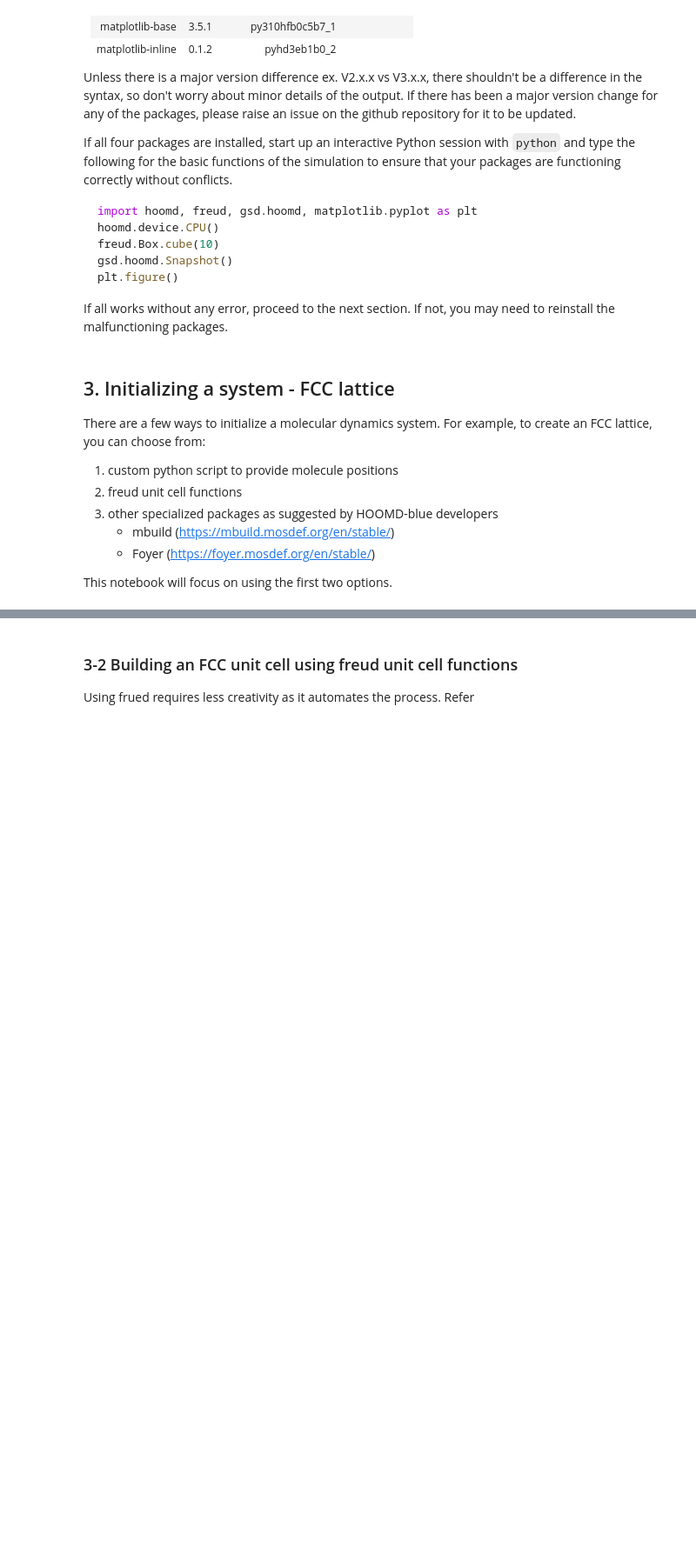
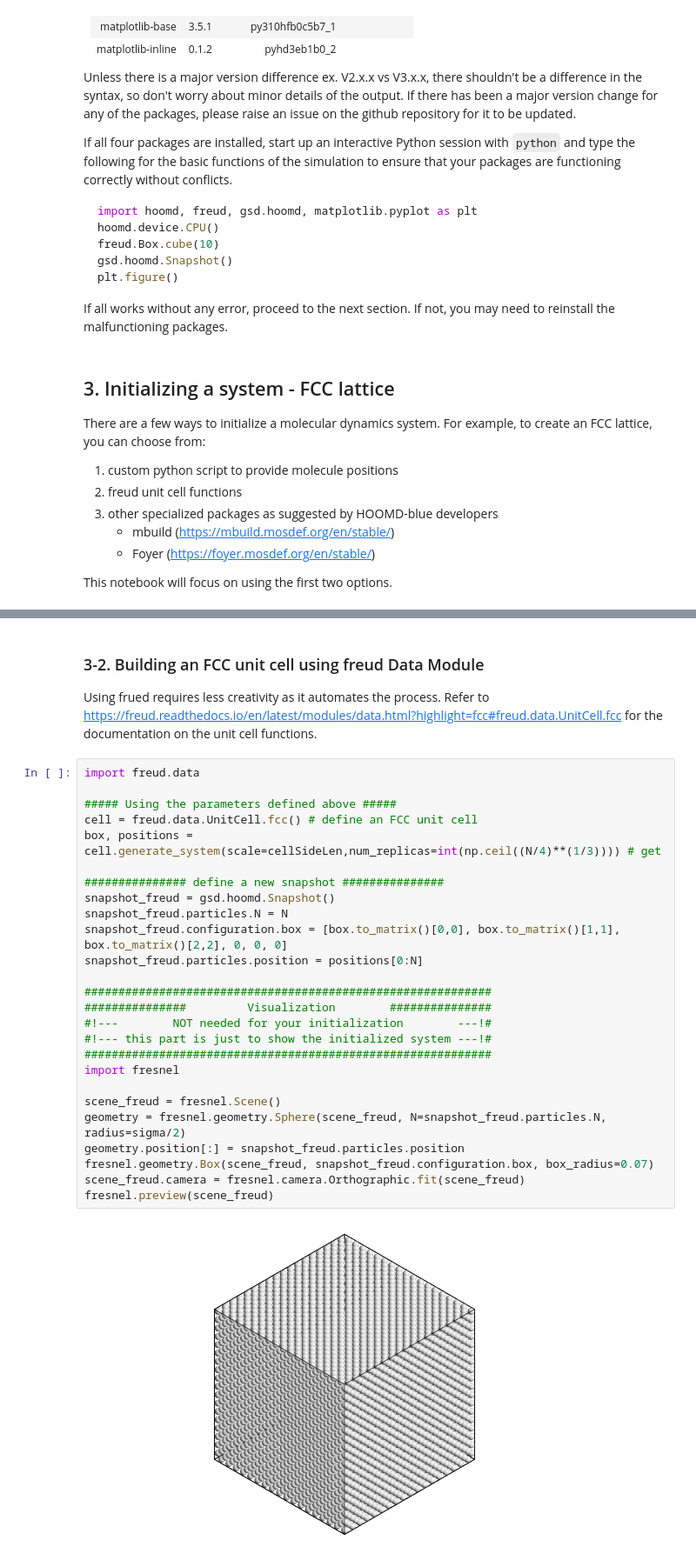
Before and after one commit to ewlsgus/jabberwocky, a Jupyter notebook: HOOMD3Tutorial/index.ipynb, the cells around one changed output, grey strips where cells are left out. Shown at 87% size. Saved outputs shown, nothing was run; the diff lists cells and outputs as text; blank space fills up the shorter version.

```diff
--- a/HOOMD3Tutorial/index.ipynb
+++ b/HOOMD3Tutorial/index.ipynb
@@ -115,4 +139,32 @@ snapshot.particles.position = pos # set particle positions
 # %% [markdown]
-### 3-2 Building an FCC unit cell using freud unit cell functions
+### 3-2. Building an FCC unit cell using freud Data Module
 
-Using frued requires less creativity as it automates the process. Refer
+Using frued requires less creativity as it automates the process. Refer to <https://freud.readthedocs.io/en/latest/modules/data.html?highlight=fcc#freud.data.UnitCell.fcc> for the documentation on the unit cell functions.
+# %%
+import freud.data
+
+##### Using the parameters defined above #####
+cell = freud.data.UnitCell.fcc() # define an FCC unit cell
+box, positions = cell.generate_system(scale=cellSideLen,num_replicas=int(np.ceil((N/4)**(1/3)))) # get
+
+############### define a new snapshot ###############
+snapshot_freud = gsd.hoomd.Snapshot()
+snapshot_freud.particles.N = N
+snapshot_freud.configuration.box = [box.to_matrix()[0,0], box.to_matrix()[1,1], box.to_matrix()[2,2], 0, 0, 0]
+snapshot_freud.particles.position = positions[0:N]
+
+############################################################
+###############         Visualization        ###############
+#!---        NOT needed for your initialization        ---!#
+#!--- this part is just to show the initialized system ---!#
+############################################################
+import fresnel
+
+scene_freud = fresnel.Scene()
+geometry = fresnel.geometry.Sphere(scene_freud, N=snapshot_freud.particles.N, radius=sigma/2)
+geometry.position[:] = snapshot_freud.particles.position
+fresnel.geometry.Box(scene_freud, snapshot_freud.configuration.box, box_radius=0.07)
+scene_freud.camera = fresnel.camera.Orthographic.fit(scene_freud)
+fresnel.preview(scene_freud)
+# %% [output]
+[figure, added]
```
Also changed, not shown: parts of 7 cells of this notebook.
